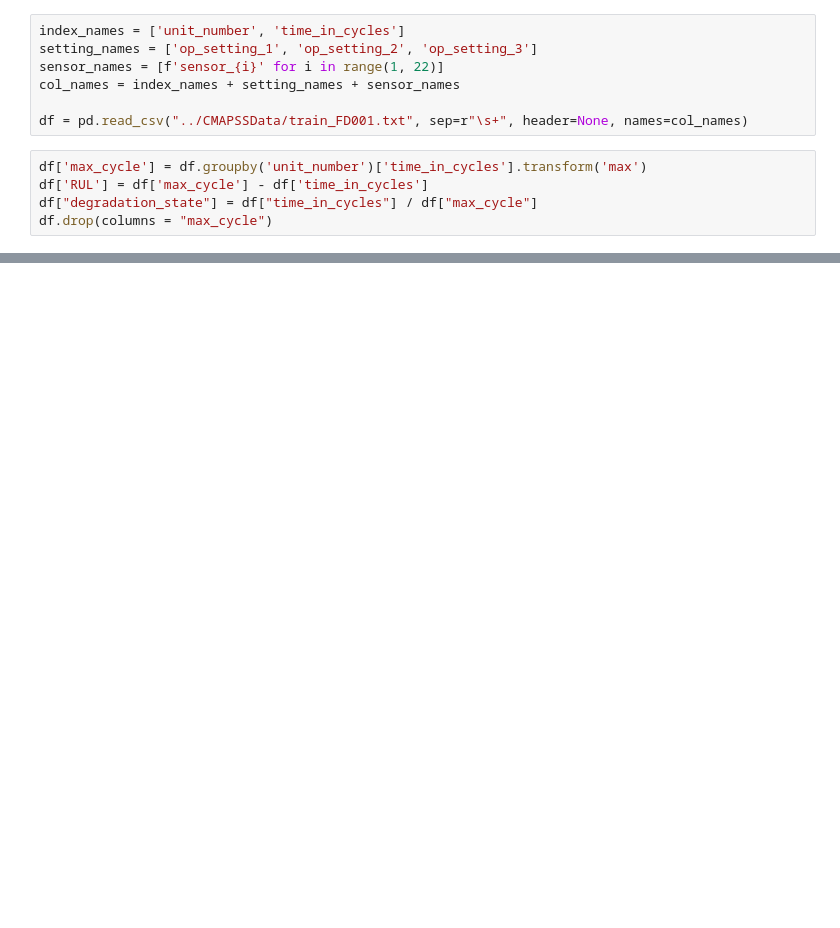
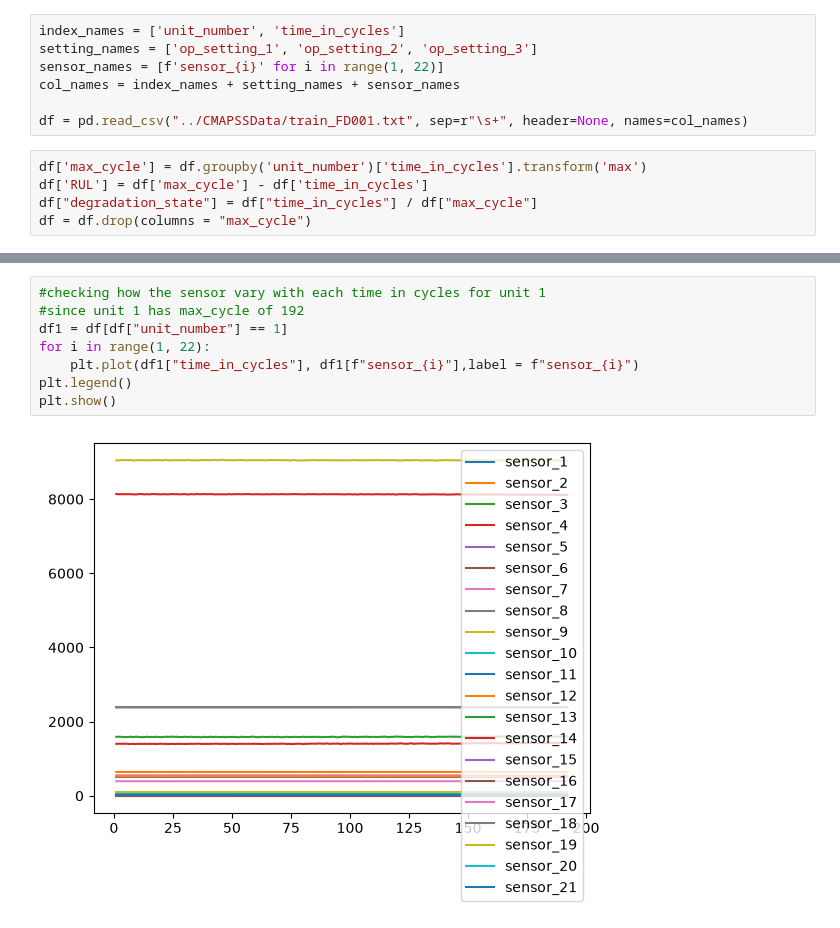
Before and after one commit to ShivaramHR/telemetry-anomaly-detector, a Jupyter notebook: Notebooks/EDA.ipynb, the cells around one changed output, grey strips where cells are left out. Drawn from its saved outputs; the diff is of its cells as text; blank space fills up the shorter version.

```diff
--- a/Notebooks/EDA.ipynb
+++ b/Notebooks/EDA.ipynb
@@ -13,4 +13,4 @@ df = pd.read_csv("../CMAPSSData/train_FD001.txt", sep=r"\s+", header=None, names
 df['max_cycle'] = df.groupby('unit_number')['time_in_cycles'].transform('max')
 df['RUL'] = df['max_cycle'] - df['time_in_cycles']
 df["degradation_state"] = df["time_in_cycles"] / df["max_cycle"]
-df.drop(columns = "max_cycle")
+df = df.drop(columns = "max_cycle")
@@ -30,0 +27,10 @@ df.drop(columns = "max_cycle")
+# %%
+#checking how the sensor vary with each time in cycles for unit 1
+#since unit 1 has max_cycle of 192
+df1 = df[df["unit_number"] == 1]
+for i in range(1, 22):
+    plt.plot(df1["time_in_cycles"], df1[f"sensor_{i}"],label = f"sensor_{i}")
+plt.legend()
+plt.show()
+# %% [output]
+[figure, added]
```
Also changed, not shown: parts of 8 cells of this notebook.
